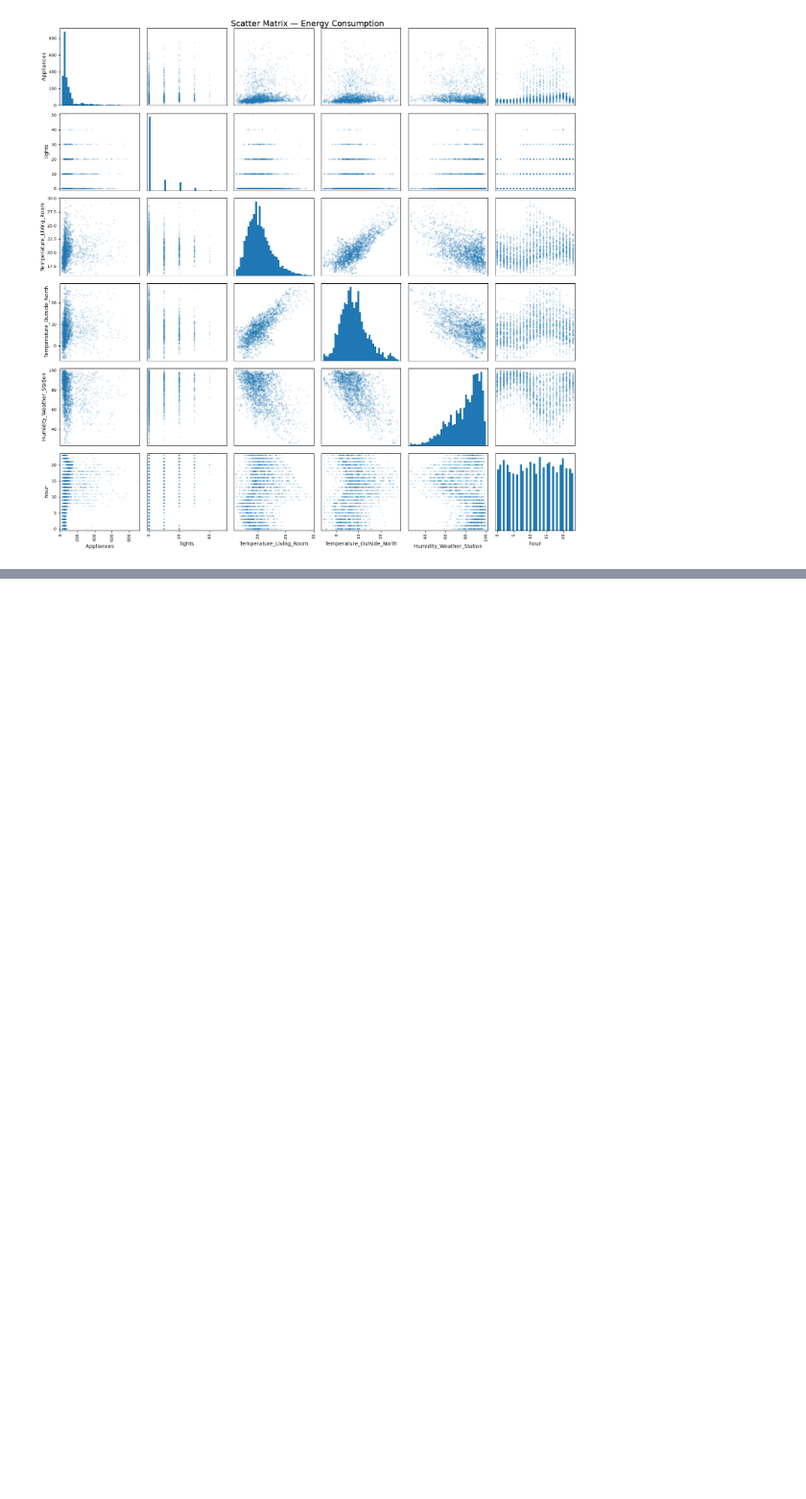
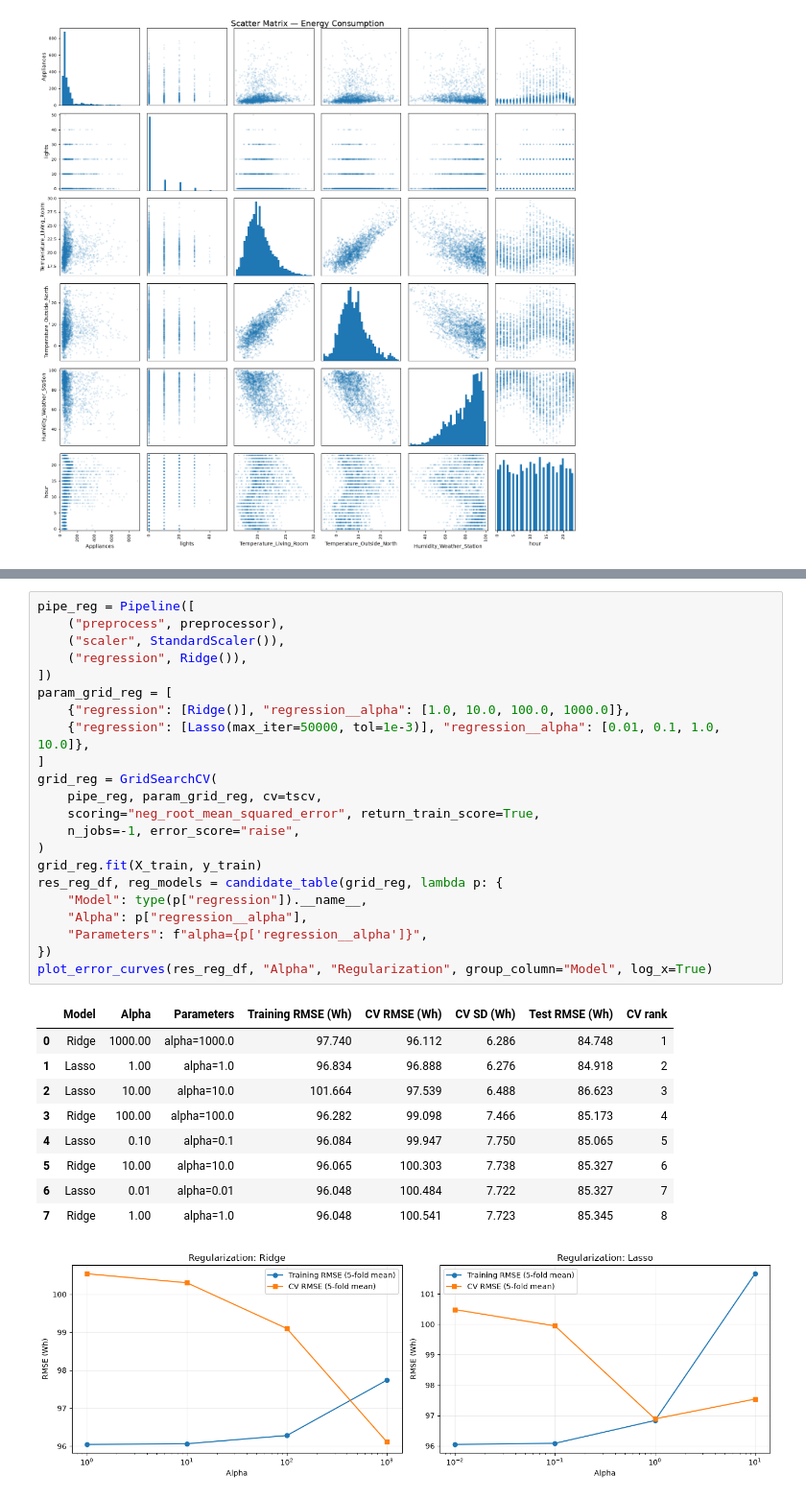
Before and after one commit to Maxiur/DataScience, a Jupyter notebook: RegressionAdvanced/Assignment_Advanced.ipynb, the cells around one changed output, grey strips where cells are left out. Shown at 96% size. Cells and saved outputs as stored; diff of their text form; blank space fills up the shorter version.

```diff
--- a/RegressionAdvanced/Assignment_Advanced.ipynb
+++ b/RegressionAdvanced/Assignment_Advanced.ipynb
@@ -276,0 +478,33 @@ Name: Appliances, dtype: float64
+# %%
+pipe_reg = Pipeline([
+    ("preprocess", preprocessor),
+    ("scaler", StandardScaler()),
+    ("regression", Ridge()),
+])
+param_grid_reg = [
+    {"regression": [Ridge()], "regression__alpha": [1.0, 10.0, 100.0, 1000.0]},
+    {"regression": [Lasso(max_iter=50000, tol=1e-3)], "regression__alpha": [0.01, 0.1, 1.0, 10.0]},
+]
+grid_reg = GridSearchCV(
+    pipe_reg, param_grid_reg, cv=tscv,
+    scoring="neg_root_mean_squared_error", return_train_score=True,
+    n_jobs=-1, error_score="raise",
+)
+grid_reg.fit(X_train, y_train)
+res_reg_df, reg_models = candidate_table(grid_reg, lambda p: {
+    "Model": type(p["regression"]).__name__,
+    "Alpha": p["regression__alpha"],
+    "Parameters": f"alpha={p['regression__alpha']}",
+})
+plot_error_curves(res_reg_df, "Alpha", "Regularization", group_column="Model", log_x=True)
+# %% [output]
+|  | Model | Alpha | Parameters | Training RMSE (Wh) | CV RMSE (Wh) | CV SD (Wh) | Test RMSE (Wh) | CV rank |
+| 0 | Ridge | 1000.00 | alpha=1000.0 | 97.740 | 96.112 | 6.286 | 84.748 | 1 |
+| 1 | Lasso | 1.00 | alpha=1.0 | 96.834 | 96.888 | 6.276 | 84.918 | 2 |
+| 2 | Lasso | 10.00 | alpha=10.0 | 101.664 | 97.539 | 6.488 | 86.623 | 3 |
+| 3 | Ridge | 100.00 | alpha=100.0 | 96.282 | 99.098 | 7.466 | 85.173 | 4 |
+| 4 | Lasso | 0.10 | alpha=0.1 | 96.084 | 99.947 | 7.750 | 85.065 | 5 |
+| 5 | Ridge | 10.00 | alpha=10.0 | 96.065 | 100.303 | 7.738 | 85.327 | 6 |
+| 6 | Lasso | 0.01 | alpha=0.01 | 96.048 | 100.484 | 7.722 | 85.327 | 7 |
+| 7 | Ridge | 1.00 | alpha=1.0 | 96.048 | 100.541 | 7.723 | 85.345 | 8 |
+[figure, added]
```
Also changed, not shown: parts of 35 cells of this notebook.
